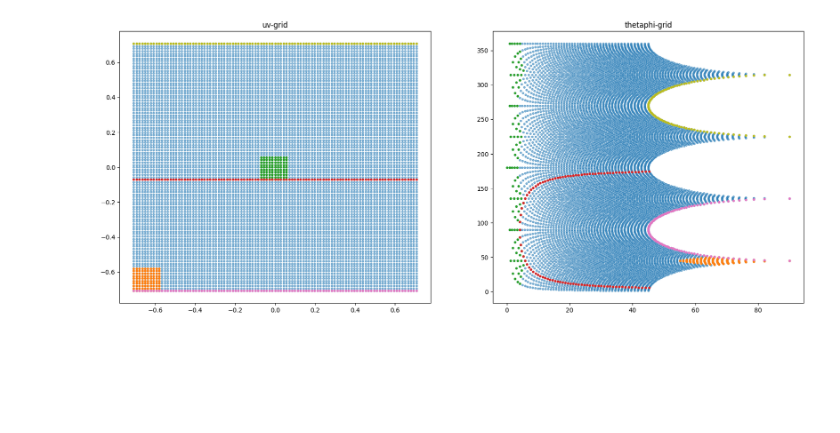
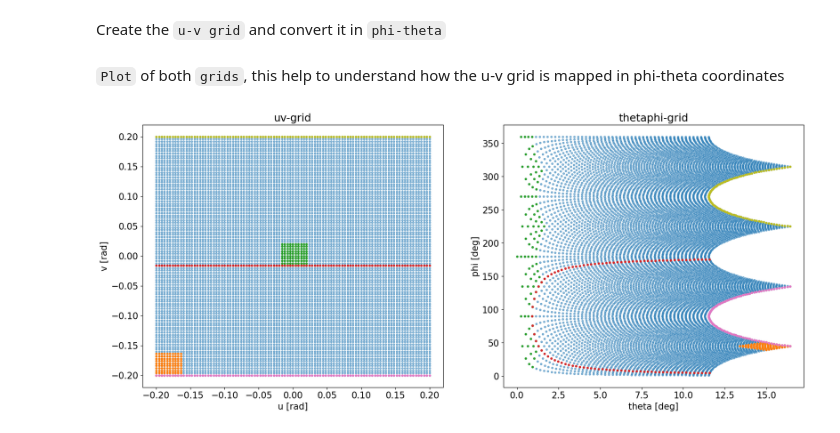
Before and after one commit to teob97/grasp2alm, a Jupyter notebook: notebooks/test_uvgrid.ipynb, the cells around one changed output. Drawn from its saved outputs; the diff is of its cells as text; code cells hidden in the pictures; blank space fills up the shorter version.

Commit message:
I Added a gauss beam in u-v grid directly computed from GRASP and in test_uvgrid notebook I developed the beam stokes over the uv-grid and phi-theta grid

```diff
--- a/notebooks/test_uvgrid.ipynb
+++ b/notebooks/test_uvgrid.ipynb
@@ -9,0 +15,5 @@ ny = 101
+# %%
+gridfile = "../test/beam_files/gauss.grd"
+grid = g2a.BeamGrid(gridfile)
+
+"Grid Parameters: ", grid.xs, grid.ys, grid.xe, grid.ye, grid.nx, grid.ny , "Field components: ", grid.amp
@@ -10,33 +38,56 @@ ny = 101
+# %% [markdown]
+Create the `u-v grid` and convert it in `phi-theta`
 # %%
-u = np.linspace(xs,xe,nx)
-v = np.linspace(ys,ye,ny)
+u = np.linspace(grid.xs,grid.xe,grid.nx)
+v = np.linspace(grid.ys,grid.ye,grid.ny)
 uv_grid = np.meshgrid(u,v)
-
-
 pt_grid = [ np.arctan2(uv_grid[1],uv_grid[0]) , np.arcsin(np.sqrt(uv_grid[0]**2+uv_grid[1]**2))  ]
 pt_grid = np.rad2deg(pt_grid)
 pt_grid[0] = pt_grid[0] + 180
+# %% [markdown]
+`Plot` of both `grids`, this help to understand how the u-v grid is mapped in phi-theta coordinates
 # %%
+#idx for the grid plot
+side_grid = uv_grid[0][0].size
+side_square = round(side_grid*0.1)
+begin_square = slice(0,side_square)
+central_square = slice( round(0.5*(side_grid - side_square)), round(0.5*(side_grid + side_square)) )
+
+
+begin_line = 0
+central_line = round(0.5*(side_grid - side_square))
+end_line = -1
+
+
 fig, axs = plt.subplots(1,2,figsize=(20,8))
+plt.rcParams['font.size'] = 15
+
 axs[0].set_title('uv-grid')
 axs[1].set_title('thetaphi-grid')
 
+axs[0].set_xlabel('u [rad]')
+axs[0].set_ylabel('v [rad]')
+
+axs[1].set_xlabel('theta [deg]')
+axs[1].set_ylabel('phi [deg]')
+
+
 axs[0].scatter(uv_grid[0],uv_grid[1],marker='.',alpha=0.5)
-axs[0].scatter(uv_grid[0][:10,:10],uv_grid[1][:10,:10],marker='.',c='C1')
-axs[0].scatter(uv_grid[0][45:55,45:55],uv_grid[1][45:55,45:55],marker='.',c='C2')
-axs[0].scatter(uv_grid[0][45],uv_grid[1][45],marker='.',c='C3')
-axs[0].scatter(uv_grid[0][0],uv_grid[1][0],marker='.',c='C6')
-axs[0].scatter(uv_grid[0][-1],uv_grid[1][-1],marker='.',c='C8')
+axs[0].scatter(uv_grid[0][begin_square,begin_square],uv_grid[1][begin_square,begin_square],marker='.',c='C1')
+axs[0].scatter(uv_grid[0][central_square,central_square],uv_grid[1][central_square,central_square],marker='.',c='C2')
+axs[0].scatter(uv_grid[0][central_line],uv_grid[1][central_line],marker='.',c='C3')
+axs[0].scatter(uv_grid[0][begin_line],uv_grid[1][begin_line],marker='.',c='C6')
+axs[0].scatter(uv_grid[0][end_line],uv_grid[1][end_line],marker='.',c='C8')
 
 axs[1].scatter(pt_grid[1],pt_grid[0],marker='.',alpha=0.5)
-axs[1].scatter(pt_grid[1][:10,:10],pt_grid[0][:10,:10],marker='.',c='C1')
-axs[1].scatter(pt_grid[1][45:55,45:55],pt_grid[0][45:55,45:55],marker='.',c='C2')
-axs[1].scatter(pt_grid[1][45],pt_grid[0][45],marker='.',c='C3')
-axs[1].scatter(pt_grid[1][0],pt_grid[0][0],marker='.',c='C6')
-axs[1].scatter(pt_grid[1][-1],pt_grid[0][-1],marker='.',c='C8')
+axs[1].scatter(pt_grid[1][begin_square,begin_square],pt_grid[0][begin_square,begin_square],marker='.',c='C1')
+axs[1].scatter(pt_grid[1][central_square,central_square],pt_grid[0][central_square,central_square],marker='.',c='C2')
+axs[1].scatter(pt_grid[1][central_line],pt_grid[0][central_line],marker='.',c='C3')
+axs[1].scatter(pt_grid[1][begin_line],pt_grid[0][begin_line],marker='.',c='C6')
+axs[1].scatter(pt_grid[1][end_line],pt_grid[0][end_line],marker='.',c='C8')
 
 
 
 plt.show()
 # %% [output]
-[figure, old version]
+[figure, new version]
```
Also changed, not shown: parts of 10 cells of this notebook, 1 other file.
